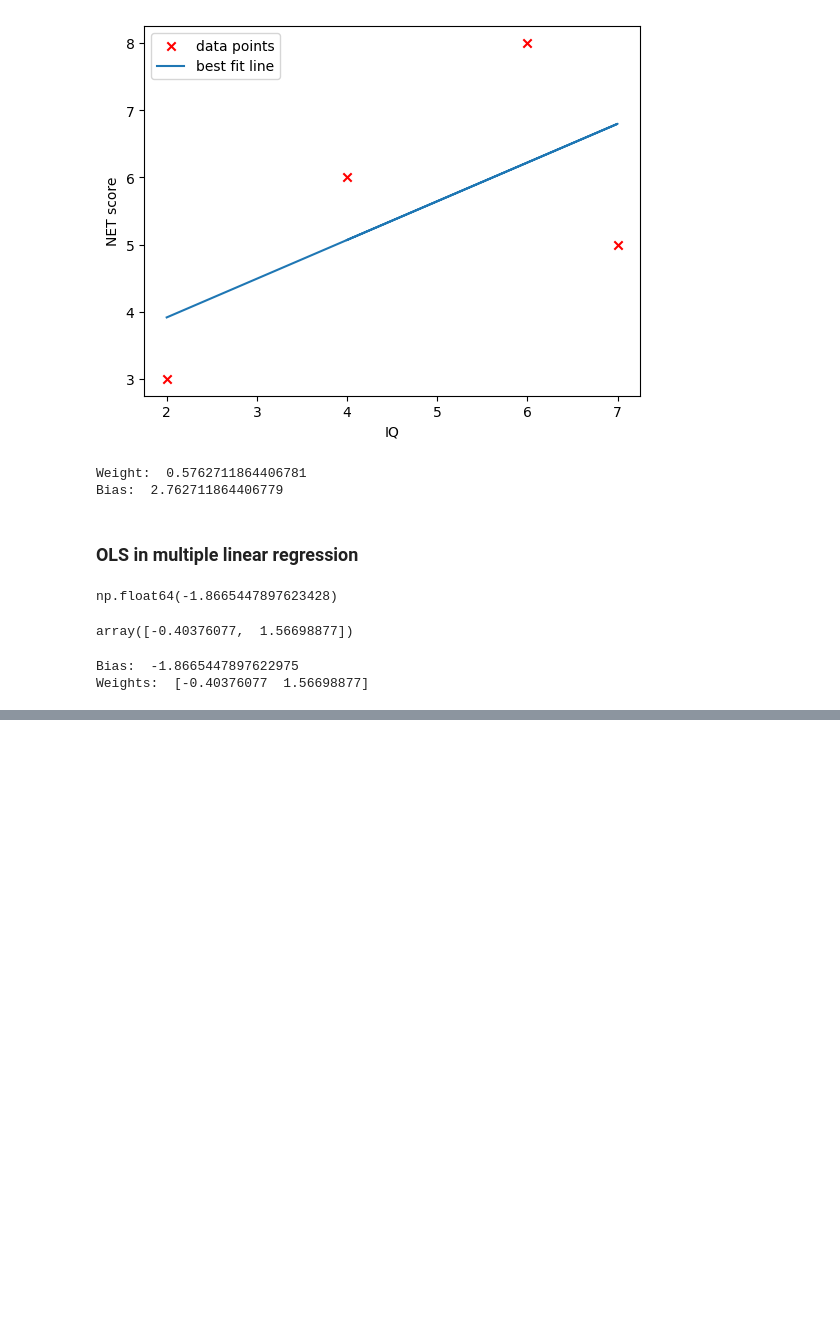
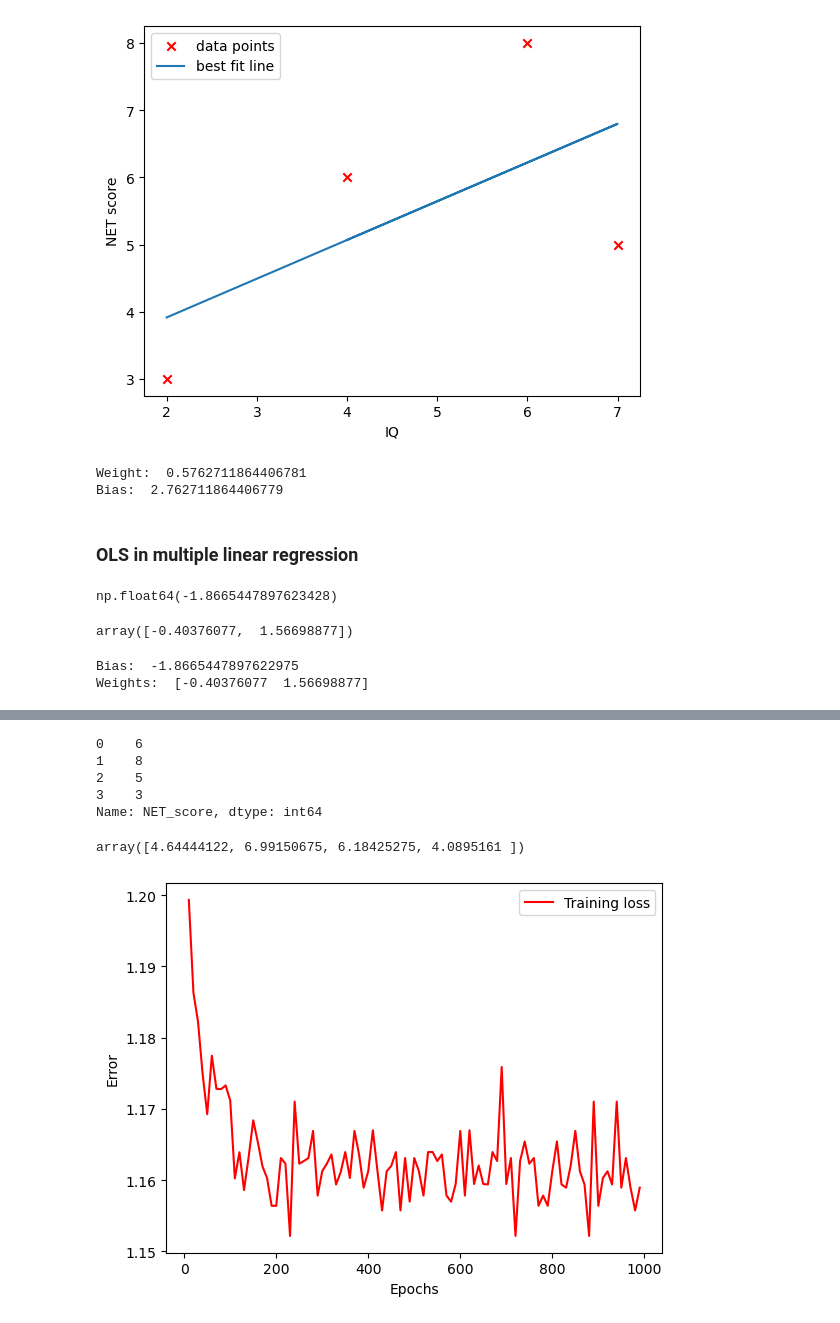
Before and after one commit to tahaftm/CampusX-ML, a Jupyter notebook: Linear Regression/practice.ipynb, the cells around one changed output, grey strips where cells are left out. Drawn from its saved outputs; the diff is of its cells as text; code cells hidden in the pictures; blank space fills up the shorter version.

```diff
--- a/Linear Regression/practice.ipynb
+++ b/Linear Regression/practice.ipynb
@@ -143,0 +154,36 @@ Weights:  [-0.40376077  1.56698877]
+# %%
+y = df['NET_score']
+y
+# %% [output]
+0    6
+1    8
+2    5
+3    3
+Name: NET_score, dtype: int64
+# %%
+from sklearn.linear_model import SGDRegressor
+sgd_regressor = SGDRegressor(max_iter=500, alpha=0.01, loss="squared_error").fit(X,y)
+# %%
+sgd_regressor.predict(X)
+# %% [output]
+array([4.64444122, 6.99150675, 6.18425275, 4.0895161 ])
+# %%
+from sklearn.metrics import mean_absolute_error
+import warnings
+warnings.filterwarnings('ignore')
+
+error = []
+epochs = []
+
+for i in range(10, 1000,10):
+    sgd_regressor = SGDRegressor(max_iter=i, alpha=0.01, loss="squared_error").fit(X,y)
+    error.append(mean_absolute_error(y, sgd_regressor.predict(X)))
+    epochs.append(i)
+
+plt.xlabel("Epochs")
+plt.ylabel("Error")
+plt.plot(epochs,error,c = 'red', label = "Training loss")
+plt.legend()
+plt.show()
+# %% [output]
+[figure, added]
```
Also changed, not shown: parts of 2 cells of this notebook.
